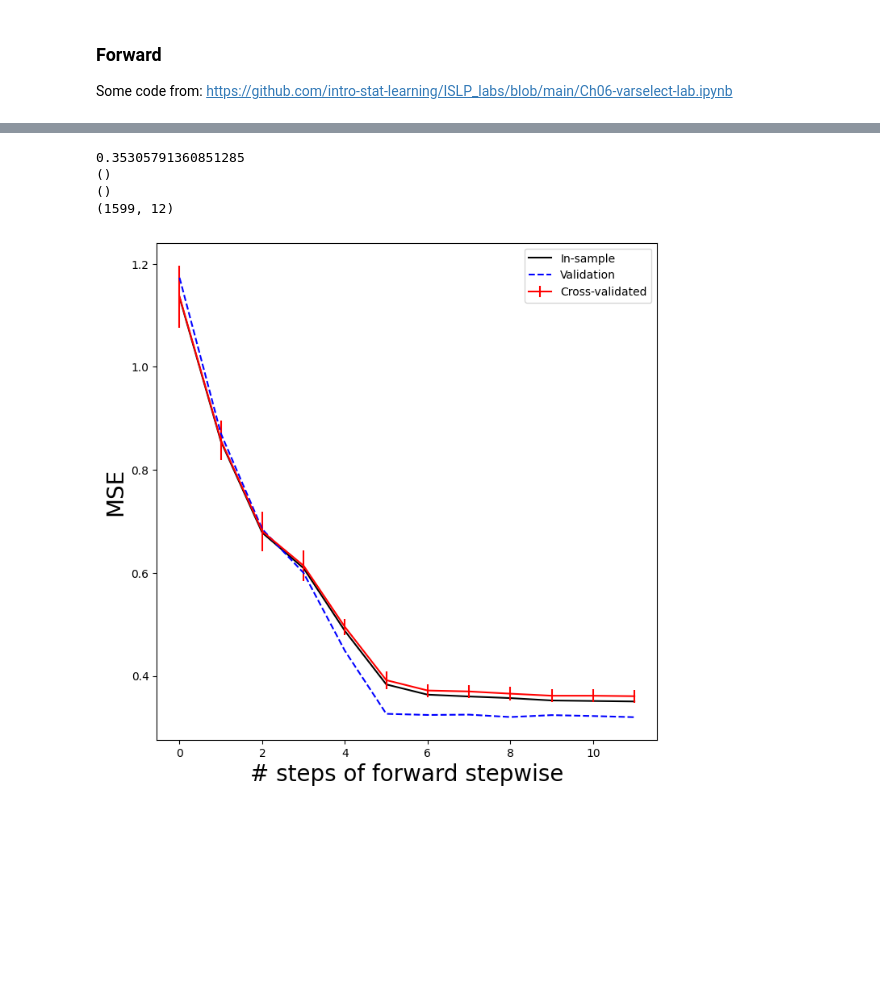
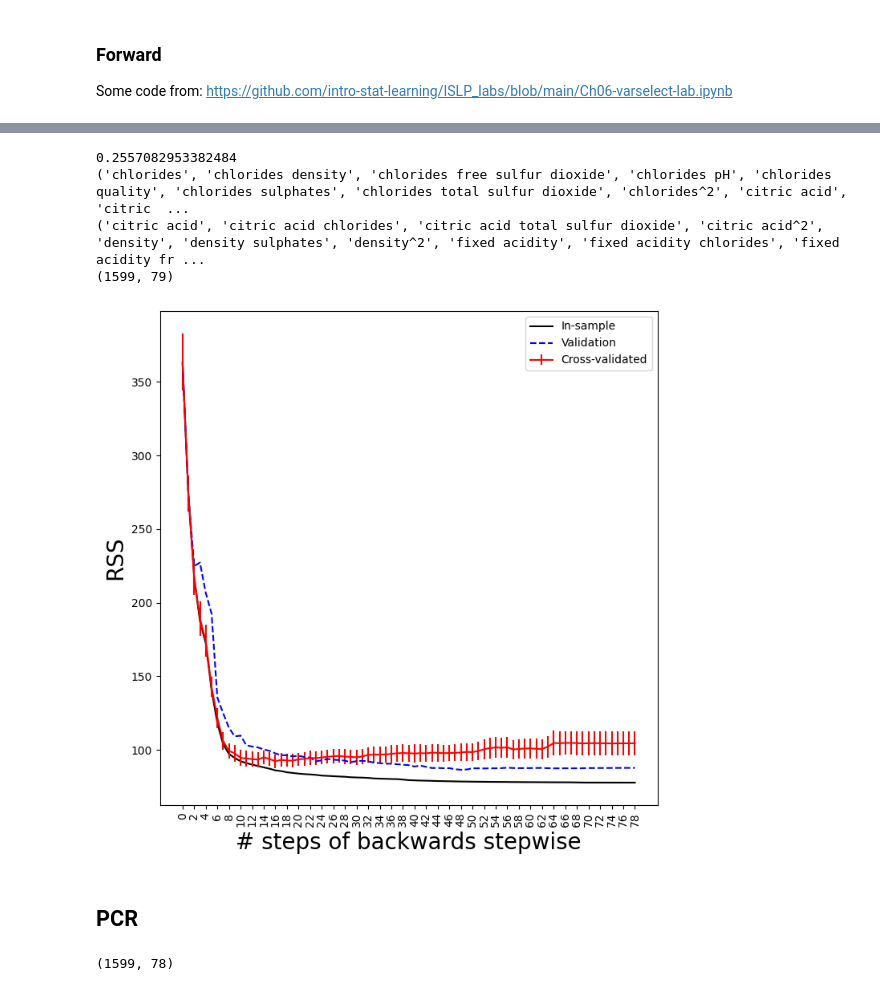
Before and after one commit to wortcook/UMKC, a Jupyter notebook: Fall2024/CS5565-0007/finalproj/shopper_analysis.ipynb, the cells around one changed output, grey strips where cells are left out. Drawn from its saved outputs; the diff is of its cells as text; code cells hidden in the pictures; blank space fills up the shorter version.

```diff
--- a/Fall2024/CS5565-0007/finalproj/shopper_analysis.ipynb
+++ b/Fall2024/CS5565-0007/finalproj/shopper_analysis.ipynb
@@ -406,5 +413,5 @@ def run_selection(raw_data, target_column, direction='forward'):
     ax.legend()
     mse_fig
 # %%
-run_selection(raw_data, 'alcohol', direction='forward')
+run_selection(X_poly, Y.to_numpy(), direction='forward')
 # %% [output]
@@ -416,8 +423,44 @@ run_selection(raw_data, 'alcohol', direction='forward')
-# %%
-run_selection(raw_data, 'alcohol', direction='backward')
-# %% [output]
-0.35305791360851285
-()
-()
-(1599, 12)
-[figure, removed]
+# %%
+run_selection(X_poly, Y.to_numpy(), direction='backwards')
+# %% [output]
+0.2557082953382484
+('chlorides', 'chlorides density', 'chlorides free sulfur dioxide', 'chlorides pH', 'chlorides quality', 'chlorides sulphates', 'chlorides total sulfur dioxide', 'chlorides^2', 'citric acid', 'citric  ...
+('citric acid', 'citric acid chlorides', 'citric acid total sulfur dioxide', 'citric acid^2', 'density', 'density sulphates', 'density^2', 'fixed acidity', 'fixed acidity chlorides', 'fixed acidity fr ...
+(1599, 79)
+[figure, added]
+# %% [markdown]
+## PCR
+# %%
+K = 5
+kfold = skm.KFold(K,
+                  random_state=0,
+                  shuffle=True)
+
+pca = PCA(n_components=25)
+
+print(X_poly.shape)
+
+
+linreg = skl.LinearRegression()
+pipe = Pipeline([('pca', pca),
+                 ('linreg', linreg)])
+
+param_grid = {'pca__n_components': range(1, X_poly.shape[1])}
+grid = skm.GridSearchCV(pipe,
+                        param_grid,
+                        cv=kfold,
+                        scoring='neg_mean_squared_error')
+grid.fit(X_poly, Y)
+
+
+pcr_fig, ax = plt.subplots(figsize=(8,8))
+n_comp = param_grid['pca__n_components']
+ax.errorbar(n_comp,
+            -grid.cv_results_['mean_test_score'],
+            grid.cv_results_['std_test_score'] / np.sqrt(K))
+ax.set_ylabel('Cross-validated MSE', fontsize=20)
+ax.set_xlabel('# principal components', fontsize=20)
+ax.set_xticks(n_comp[::2])
+plt.show()
+# %% [output]
+(1599, 78)
```
Also changed, not shown: parts of 3 cells of this notebook.
